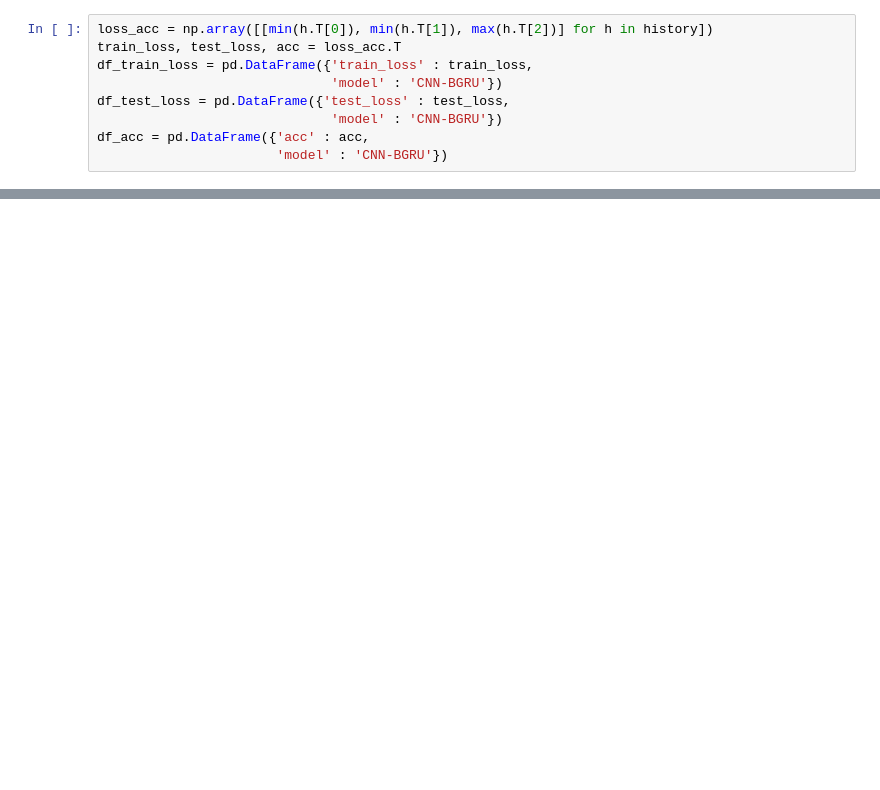
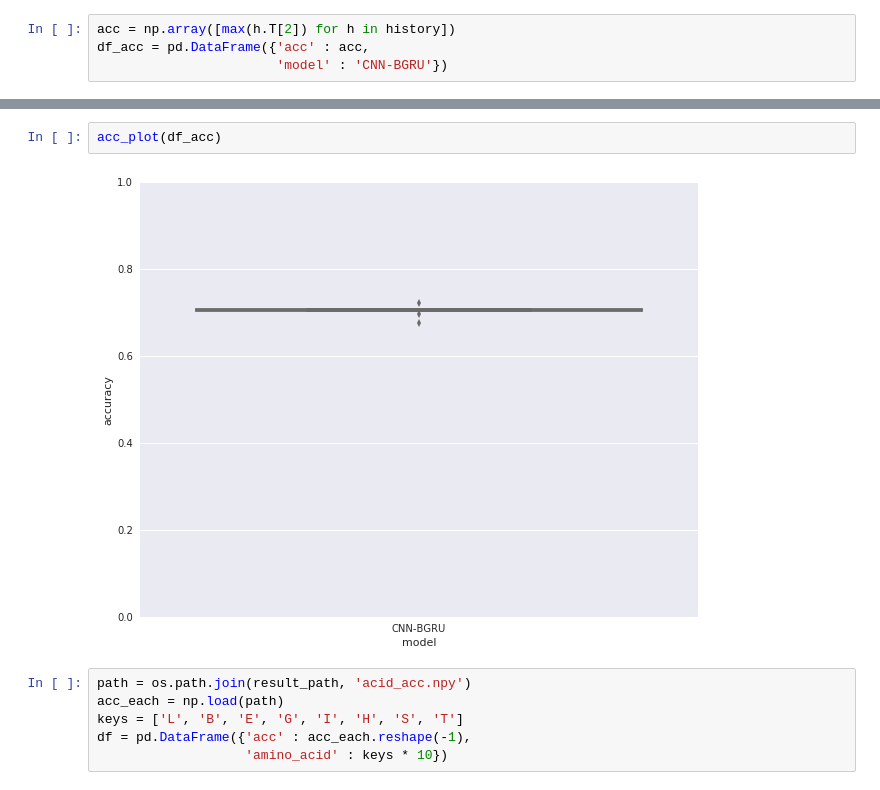
Before and after one commit to takatex/protein-secondary-structure-prediction, a Jupyter notebook: notebook/visualize.ipynb, the cells around one changed output, grey strips where cells are left out. Cells and saved outputs as stored; diff of their text form; blank space fills up the shorter version.

```diff
--- a/notebook/visualize.ipynb
+++ b/notebook/visualize.ipynb
@@ -29,9 +105,4 @@ for h, h_path in zip(history, history_path):
 # %%
-loss_acc = np.array([[min(h.T[0]), min(h.T[1]), max(h.T[2])] for h in history])
-train_loss, test_loss, acc = loss_acc.T
-df_train_loss = pd.DataFrame({'train_loss' : train_loss,
-                              'model' : 'CNN-BGRU'})
-df_test_loss = pd.DataFrame({'test_loss' : test_loss,
-                              'model' : 'CNN-BGRU'})
+acc = np.array([max(h.T[2]) for h in history])
 df_acc = pd.DataFrame({'acc' : acc,
                        'model' : 'CNN-BGRU'})
@@ -59,0 +109,10 @@ for h, h_path in zip(history, history_path):
+# %%
+acc_plot(df_acc)
+# %% [output]
+[figure, added]
+# %%
+path = os.path.join(result_path, 'acid_acc.npy')
+acc_each = np.load(path)
+keys = ['L', 'B', 'E', 'G', 'I', 'H', 'S', 'T']
+df = pd.DataFrame({'acc' : acc_each.reshape(-1),
+                   'amino_acid' : keys * 10})
```
Also changed, not shown: parts of 25 cells of this notebook.
